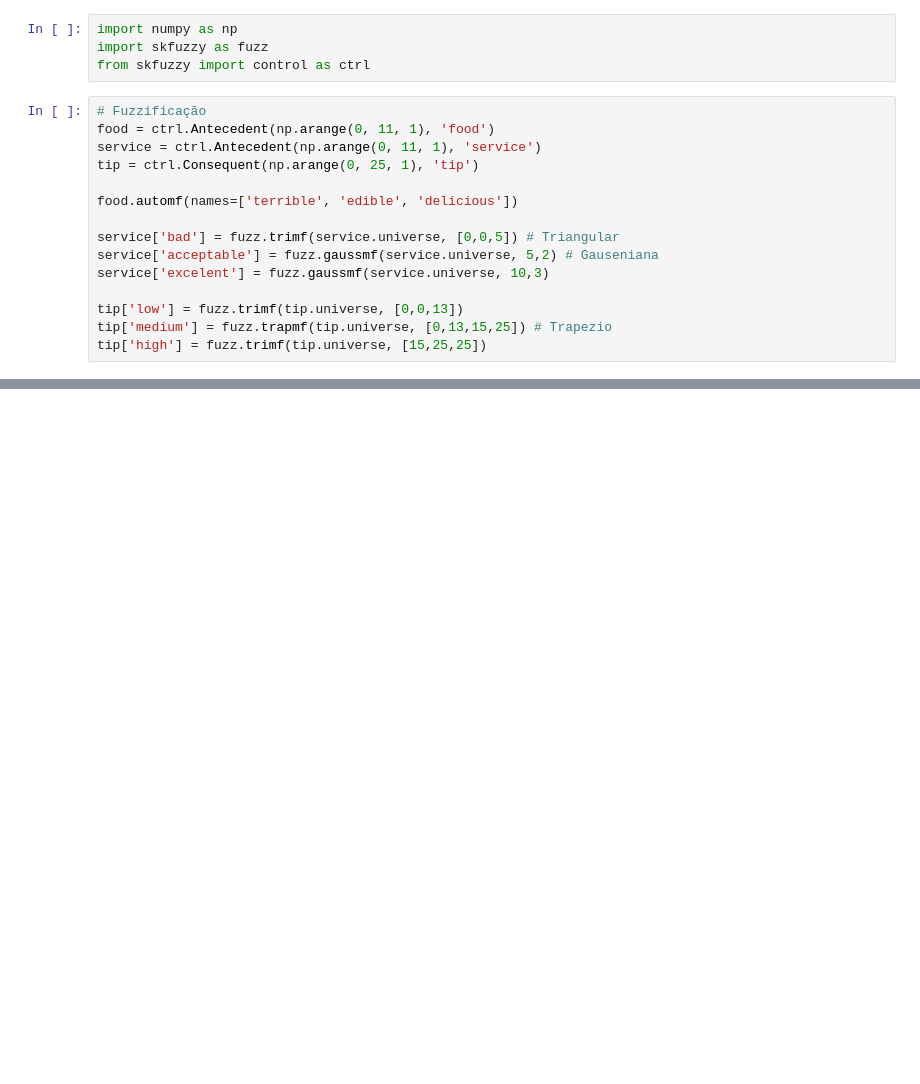
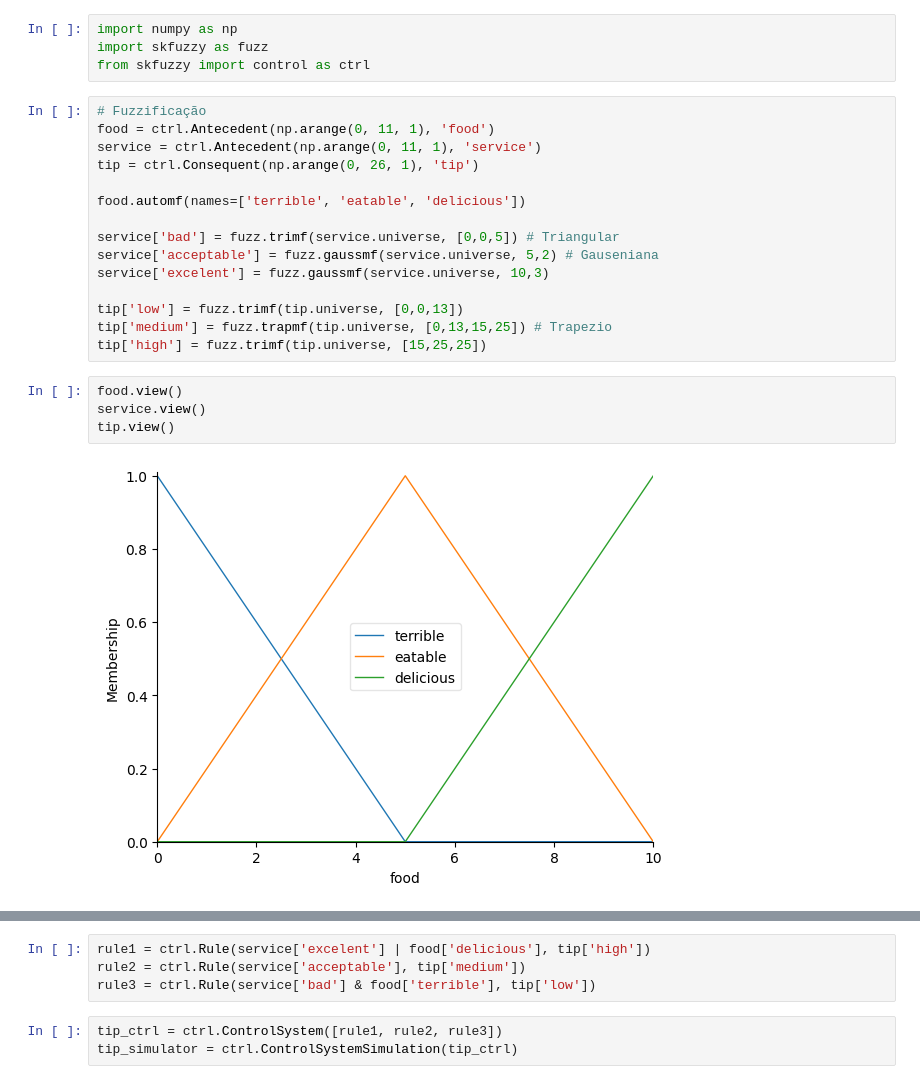
Before and after one commit to garotola/MonitoriaIA, a Jupyter notebook: 01 - Aprendendo IA/Logica Fuzzy/Fuzzy-Gorjeta.ipynb, the cells around one changed output, grey strips where cells are left out. Saved outputs shown, nothing was run; the diff lists cells and outputs as text; blank space fills up the shorter version.

```diff
--- a/01 - Aprendendo IA/Logica Fuzzy/Fuzzy-Gorjeta.ipynb
+++ b/01 - Aprendendo IA/Logica Fuzzy/Fuzzy-Gorjeta.ipynb
@@ -27,9 +27,9 @@ from skfuzzy import control as ctrl
 # Fuzzificação
 food = ctrl.Antecedent(np.arange(0, 11, 1), 'food')
 service = ctrl.Antecedent(np.arange(0, 11, 1), 'service')
-tip = ctrl.Consequent(np.arange(0, 25, 1), 'tip')
+tip = ctrl.Consequent(np.arange(0, 26, 1), 'tip')
 
-food.automf(names=['terrible', 'edible', 'delicious'])
+food.automf(names=['terrible', 'eatable', 'delicious'])
 
 service['bad'] = fuzz.trimf(service.universe, [0,0,5]) # Triangular
 service['acceptable'] = fuzz.gaussmf(service.universe, 5,2) # Gauseniana
@@ -38,3 +38,9 @@ service['excelent'] = fuzz.gaussmf(service.universe, 10,3)
 tip['low'] = fuzz.trimf(tip.universe, [0,0,13])
 tip['medium'] = fuzz.trapmf(tip.universe, [0,13,15,25]) # Trapezio
 tip['high'] = fuzz.trimf(tip.universe, [15,25,25])
+# %%
+food.view()
+service.view()
+tip.view()
+# %% [output]
+[figure, added]
@@ -40,0 +49,7 @@ tip['high'] = fuzz.trimf(tip.universe, [15,25,25])
+# %%
+rule1 = ctrl.Rule(service['excelent'] | food['delicious'], tip['high'])
+rule2 = ctrl.Rule(service['acceptable'], tip['medium'])
+rule3 = ctrl.Rule(service['bad'] & food['terrible'], tip['low'])
+# %%
+tip_ctrl = ctrl.ControlSystem([rule1, rule2, rule3])
+tip_simulator = ctrl.ControlSystemSimulation(tip_ctrl)
```
Also changed, not shown: parts of 3 cells of this notebook.
